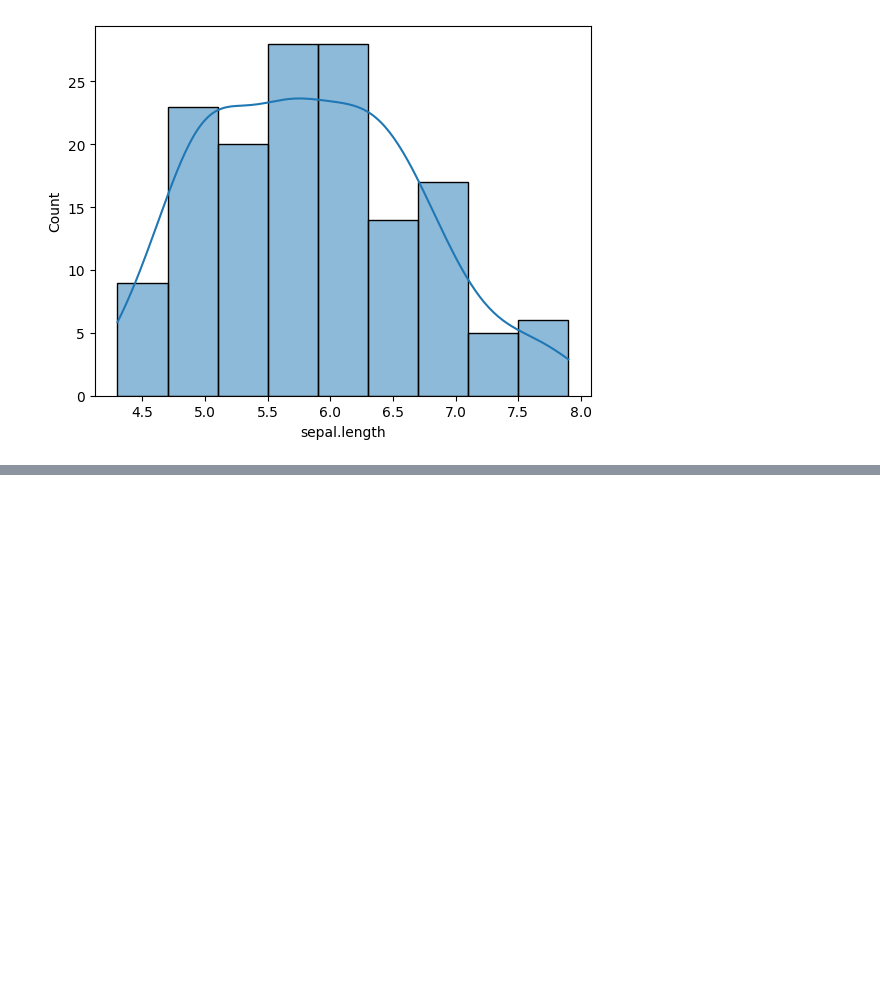
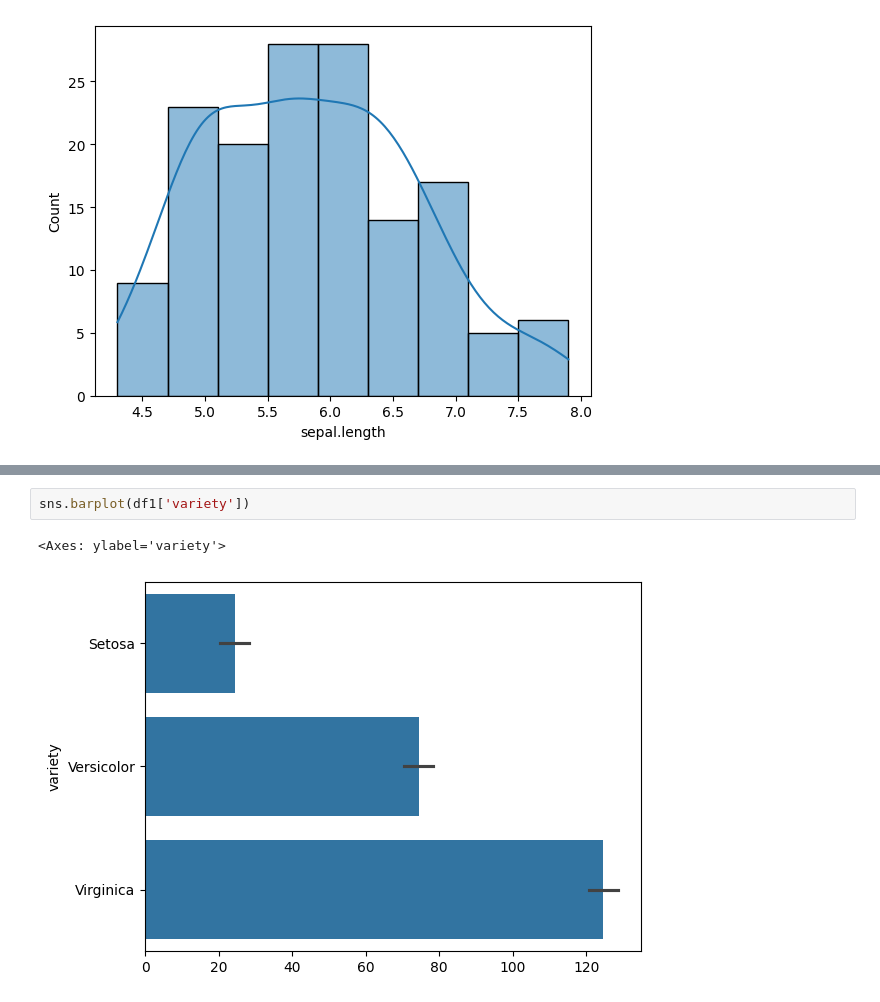
Before and after one commit to rakeshAtWork/Stats_Code, a Jupyter notebook: Stats01_MeanMedianMode.ipynb, the cells around one changed output, grey strips where cells are left out. Drawn from its saved outputs; the diff is of its cells as text; blank space fills up the shorter version.

```diff
--- a/Stats01_MeanMedianMode.ipynb
+++ b/Stats01_MeanMedianMode.ipynb
@@ -74,0 +91,5 @@ sns.histplot(df1['sepal.length'],kde=True)
+# %%
+sns.barplot(df1['variety'])
+# %% [output]
+<Axes: ylabel='variety'>
+[figure, added]
```
Also changed, not shown: parts of 2 cells of this notebook, 1 other file.
